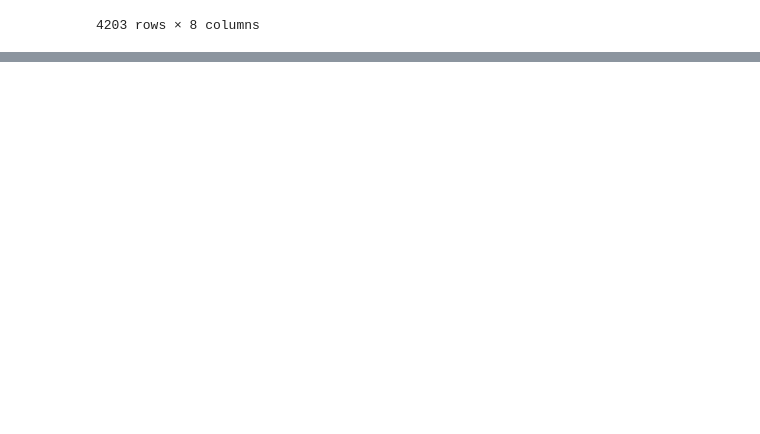
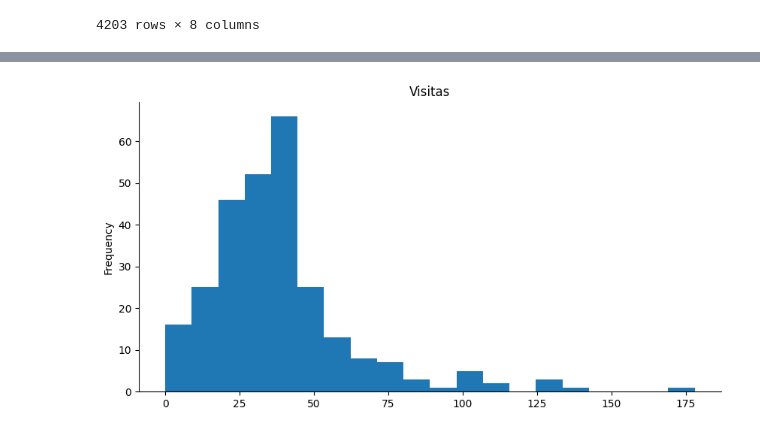
Before and after one commit to JosePimienta/Zonas-WIFI, a Jupyter notebook: Estudio_de_zonas_wifi_en_la_ciudad_de_Cartagena.ipynb, the cells around one changed output, grey strips where cells are left out. Drawn from its saved outputs; the diff is of its cells as text; code cells hidden in the pictures; blank space fills up the shorter version.

Commit message:
Agregar  algunos gráficos de prueba de las zonas wifi de los barrios seleccionados

```diff
--- a/Estudio_de_zonas_wifi_en_la_ciudad_de_Cartagena.ipynb
+++ b/Estudio_de_zonas_wifi_en_la_ciudad_de_Cartagena.ipynb
@@ -198,3 +172,26 @@ df
 | 4201 | TERNERA | INSPECCION DE POLICIA DE TERNERA | 09/29/2024 12:00:00 AM | 33 | 24 | 17 | 207 | ... |
 | 4202 | TERNERA | INSPECCION DE POLICIA DE TERNERA | 09/30/2024 12:00:00 AM | 28 | 25 | 19 | 369 | ... |
 4203 rows × 8 columns
+# %%
+# Filtrar los datos donde la columna NOMBRE tenga el valor deseado
+nombre_filtrado = "TERNERA"
+df_filtrado = df[df["Corregimiento/Barrio"] == nombre_filtrado]
+
+# Verificar si hay datos después del filtro
+if df_filtrado.empty:
+    print(f"No hay datos para '{nombre_filtrado}'.")
+else:
+    # Crear el gráfico (ejemplo: gráfico de líneas)
+    plt.figure(figsize=(15, 8))
+    plt.plot(df_filtrado["Fecha"], df_filtrado["Dispositivos Nuevos"], marker='o', linestyle='-')
+    #df_filtrado['Dispositivos Nuevos'].plot(kind='line', figsize=(8, 4), title='Dispositivos Nuevos')
+
+    # Personalizar el gráfico
+    plt.title(f"Datos de {nombre_filtrado}")
+    plt.xlabel("Visitas")
+    plt.ylabel("Dispositivos Nuevos")
+    plt.xticks(rotation=45)
+    plt.grid()
+
+    # Mostrar el gráfico
+    plt.show()
@@ -200,0 +200,5 @@ df
+# %%
+df_filtrado['Visitas'].plot(kind='hist', bins=20, title='Visitas')
+plt.gca().spines[['top', 'right']].set_visible(False)
+# %% [output]
+[figure, added]
```
Also changed, not shown: parts of 10 cells of this notebook.
